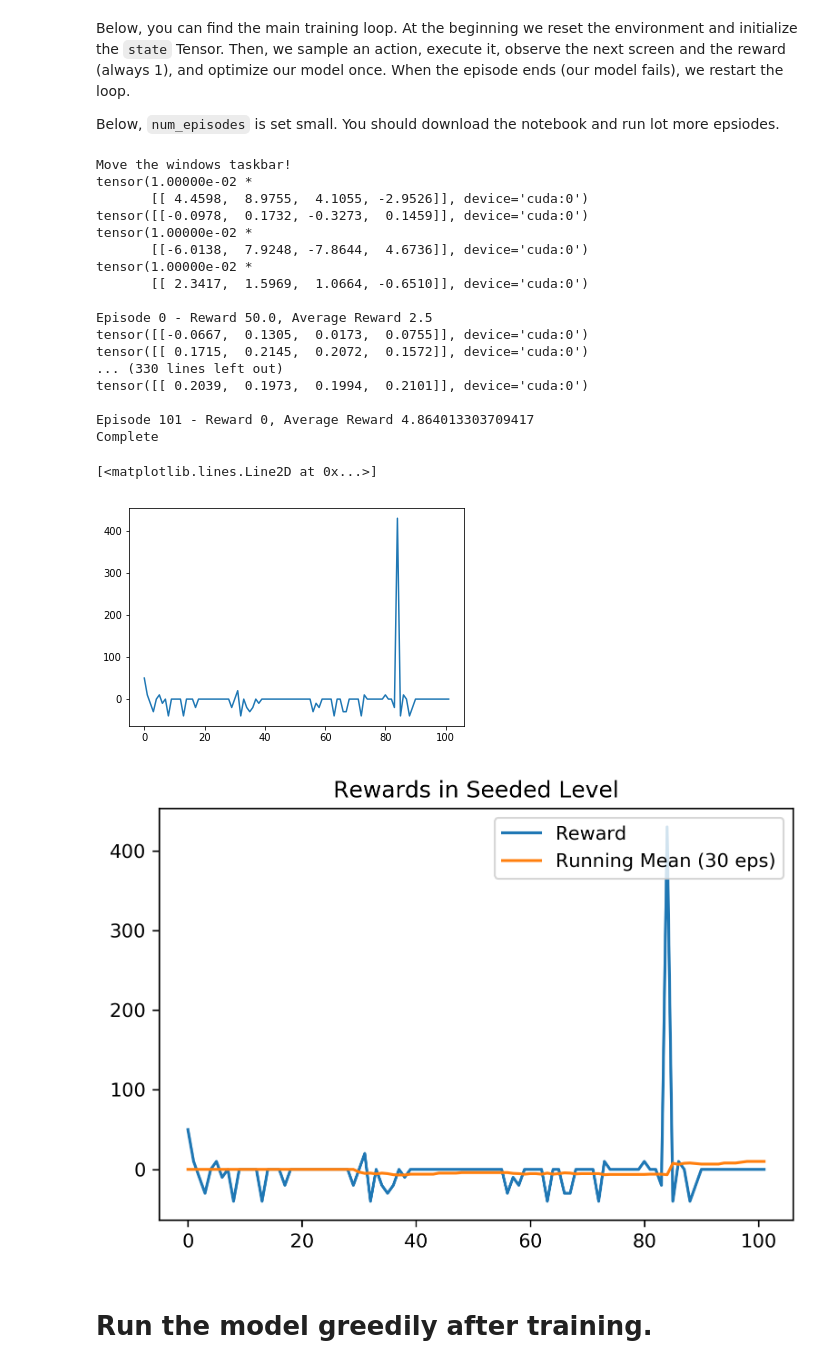
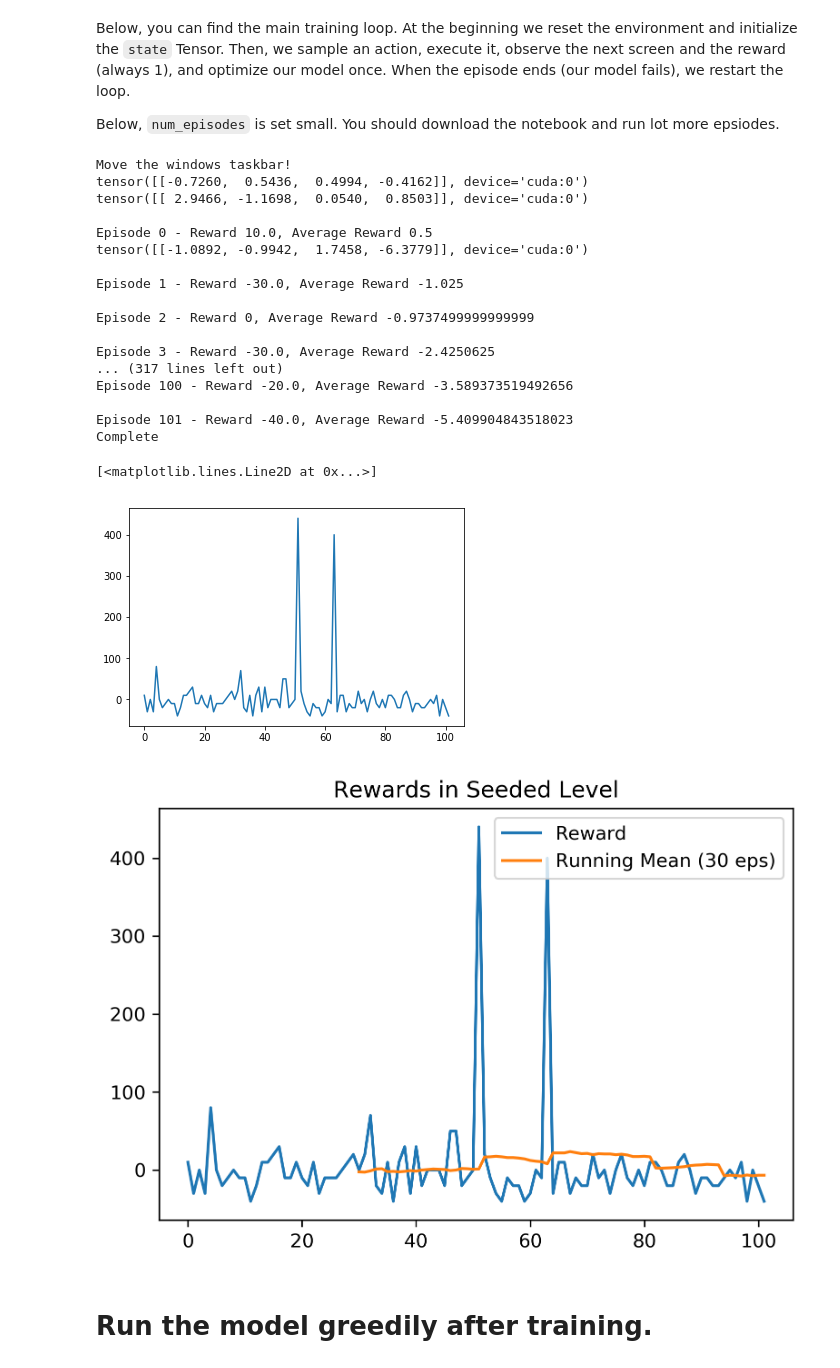
Before and after one commit to bbukaty/CoNBot, a Jupyter notebook: DQN.ipynb, the cells around one changed output. Drawn from its saved outputs; the diff is of its cells as text; code cells hidden in the pictures.

Commit message:
ran dqn with tweaked epsilon, not great

```diff
--- a/DQN.ipynb
+++ b/DQN.ipynb
@@ -269,17 +269,17 @@ BATCH_SIZE = 64 #128
 GAMMA = 0.99 #0.999
 EPS_START = 0.8
 EPS_END = 0.05
-EPS_DECAY = 6000 #200
-TARGET_UPDATE = 30
+EPS_DECAY = 9000 #200
+TARGET_UPDATE = 20
 
 from cloningCNN import CloningCNN
 policy_net = CloningCNN('deeper', dropout=0.5, inChannels=12).to(device)
-# policy_net.load_state_dict(torch.load('models/DeeperQuadsVal79.pt'))
+policy_net.load_state_dict(torch.load('models/DeeperQuadsVal79.pt'))
 target_net = CloningCNN('deeper', dropout=0.5, inChannels=12).to(device)
 target_net.load_state_dict(policy_net.state_dict())
 target_net.eval()
 
-optimizer = optim.Adam(policy_net.parameters(), lr=6e-4)
+optimizer = optim.Adam(policy_net.parameters(), lr=5e-4)
 memory = ReplayMemory(8000)
 
 steps_done = 0
@@ -369,7 +369,7 @@ env = GameEnv(windowName, 0.36)
 num_episodes = 102
 rewardsOverTime = []
 runningReward = 0
-modelsFolder = "models/normal/DQN_deeperquads_nopre2"
+modelsFolder = "models/normal/DQN_deeperquads_preinit_tweaked"
 # %%
 print("Move the windows taskbar!")
 time.sleep(4) # activate the game window during this
@@ -416,21 +416,21 @@ for i_episode in range(num_episodes):
 print('Complete')
 # %% [output]
 Move the windows taskbar!
-tensor(1.00000e-02 *
-       [[ 4.4598,  8.9755,  4.1055, -2.9526]], device='cuda:0')
-tensor([[-0.0978,  0.1732, -0.3273,  0.1459]], device='cuda:0')
-tensor(1.00000e-02 *
-       [[-6.0138,  7.9248, -7.8644,  4.6736]], device='cuda:0')
-tensor(1.00000e-02 *
-       [[ 2.3417,  1.5969,  1.0664, -0.6510]], device='cuda:0')
+tensor([[-0.7260,  0.5436,  0.4994, -0.4162]], device='cuda:0')
+tensor([[ 2.9466, -1.1698,  0.0540,  0.8503]], device='cuda:0')
 
-Episode 0 - Reward 50.0, Average Reward 2.5
-tensor([[-0.0667,  0.1305,  0.0173,  0.0755]], device='cuda:0')
-tensor([[ 0.1715,  0.2145,  0.2072,  0.1572]], device='cuda:0')
-... (330 lines left out)
-tensor([[ 0.2039,  0.1973,  0.1994,  0.2101]], device='cuda:0')
+Episode 0 - Reward 10.0, Average Reward 0.5
+tensor([[-1.0892, -0.9942,  1.7458, -6.3779]], device='cuda:0')
 
-Episode 101 - Reward 0, Average Reward 4.864013303709417
+Episode 1 - Reward -30.0, Average Reward -1.025
+
+Episode 2 - Reward 0, Average Reward -0.9737499999999999
+
+Episode 3 - Reward -30.0, Average Reward -2.4250625
+... (317 lines left out)
+Episode 100 - Reward -20.0, Average Reward -3.589373519492656
+
+Episode 101 - Reward -40.0, Average Reward -5.409904843518023
 Complete
 # %%
 with open("{}/rewards.txt".format(modelsFolder), "w+") as rewardsFile:
@@ -440,24 +440,24 @@ with open("{}/rewards.txt".format(modelsFolder), "w+") as rewardsFile:
 plt.plot(rewardsOverTime)
 # %% [output]
 [<matplotlib.lines.Line2D at 0x...>]
-[figure, old version]
+[figure, new version]
 # %%
 avgs = []
 N = 30
 for i in range(N):
-    avgs.append(0)
+    avgs.append(None)
 for i in range(N, len(rewardsOverTime)):
     avgs.append(sum(rewardsOverTime[i-N:i])/N)
 plt.figure(dpi=300)
 plt.plot(rewardsOverTime, label="Reward")
 plt.plot(avgs, label="Running Mean (30 eps)")
 plt.title("Rewards in Seeded Level")
 plt.legend(loc='upper right')
 # plt.axis([0, 100, -40, 130])
-plt.savefig('demos/normal/DQN_deeperquads_nopre2.png')
+plt.savefig('demos/normal/DQN_deeperquads_preinit_tweaked.png')
 plt.show()
 # %% [output]
-[figure, old version]
+[figure, new version]
 # %% [markdown]
 # Run the model greedily after training.
 # %%
```
Also changed, not shown: 8 other files.
